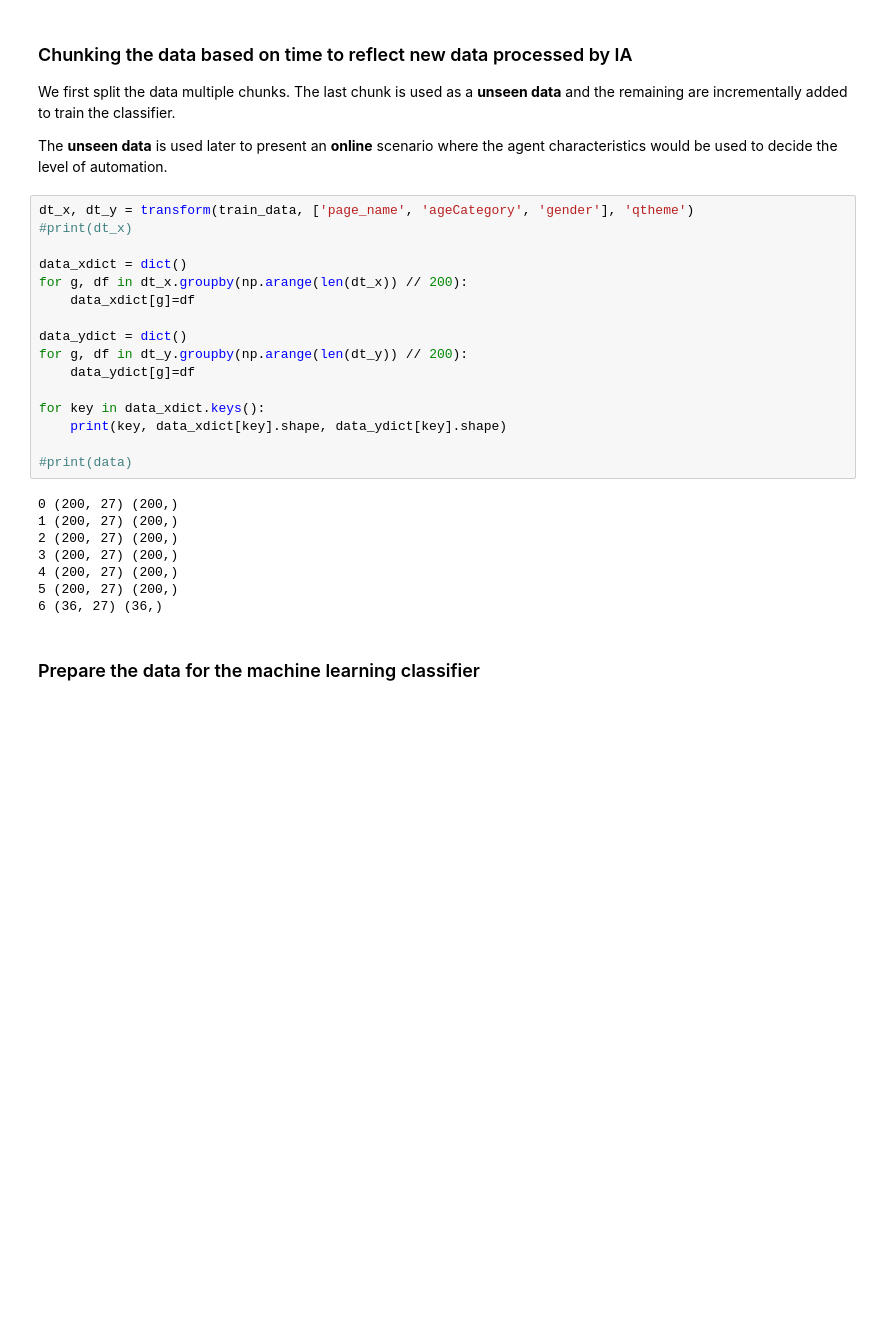
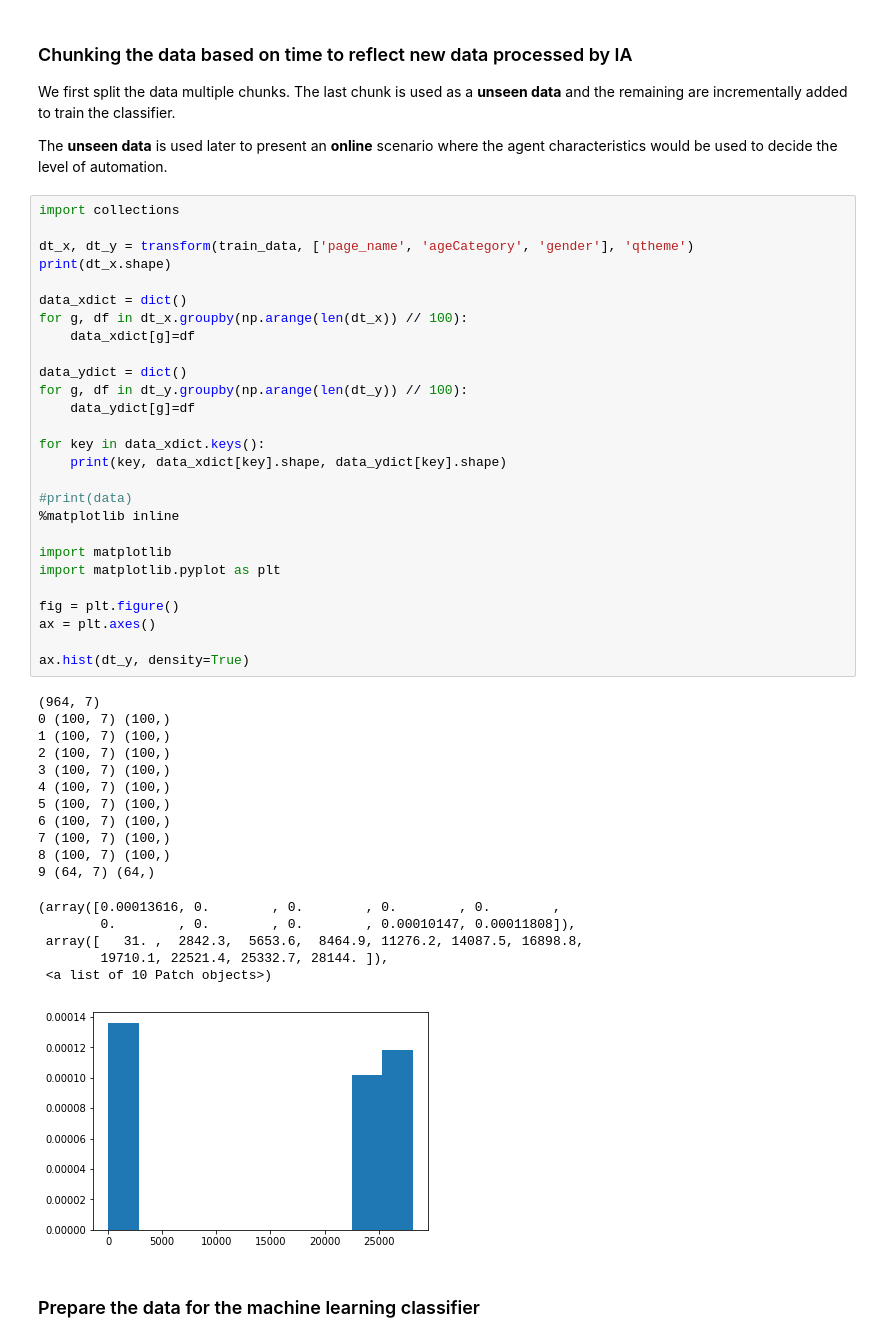
Before and after one commit to renuka98/RPA_Performance_Evaluation, a Jupyter notebook: IncrementalLearning_IA_QuestionSupport.ipynb, the cells around one changed output. Drawn from its saved outputs; the diff is of its cells as text; blank space fills up the shorter version.

```diff
--- a/IncrementalLearning_IA_QuestionSupport.ipynb
+++ b/IncrementalLearning_IA_QuestionSupport.ipynb
@@ -57,29 +58,50 @@ We first split the data multiple chunks. The last chunk is used as a **unseen da
 
 The **unseen data** is used later to present an **online** scenario where the agent characteristics would be used to decide the level of automation.
 # %%
+import collections
+
 dt_x, dt_y = transform(train_data, ['page_name', 'ageCategory', 'gender'], 'qtheme')
-#print(dt_x)
+print(dt_x.shape)
 
 data_xdict = dict()
-for g, df in dt_x.groupby(np.arange(len(dt_x)) // 200):
+for g, df in dt_x.groupby(np.arange(len(dt_x)) // 100):
     data_xdict[g]=df
 
 data_ydict = dict()
-for g, df in dt_y.groupby(np.arange(len(dt_y)) // 200):
+for g, df in dt_y.groupby(np.arange(len(dt_y)) // 100):
     data_ydict[g]=df
 
 for key in data_xdict.keys():
     print(key, data_xdict[key].shape, data_ydict[key].shape)
 
 #print(data)
+%matplotlib inline
+
+import matplotlib
+import matplotlib.pyplot as plt
+
+fig = plt.figure()
+ax = plt.axes()
+
+ax.hist(dt_y, density=True)
 # %% [output]
-0 (200, 27) (200,)
-1 (200, 27) (200,)
-2 (200, 27) (200,)
-3 (200, 27) (200,)
-4 (200, 27) (200,)
-5 (200, 27) (200,)
-6 (36, 27) (36,)
+(964, 7)
+0 (100, 7) (100,)
+1 (100, 7) (100,)
+2 (100, 7) (100,)
+3 (100, 7) (100,)
+4 (100, 7) (100,)
+5 (100, 7) (100,)
+6 (100, 7) (100,)
+7 (100, 7) (100,)
+8 (100, 7) (100,)
+9 (64, 7) (64,)
+(array([0.00013616, 0.        , 0.        , 0.        , 0.        ,
+        0.        , 0.        , 0.        , 0.00010147, 0.00011808]),
+ array([   31. ,  2842.3,  5653.6,  8464.9, 11276.2, 14087.5, 16898.8,
+        19710.1, 22521.4, 25332.7, 28144. ]),
+ <a list of 10 Patch objects>)
+[figure, added]
 # %% [markdown]
 ### Prepare the data for the machine learning classifier
 # %%
```
Also changed, not shown: parts of 3 cells of this notebook, 3 other files.
